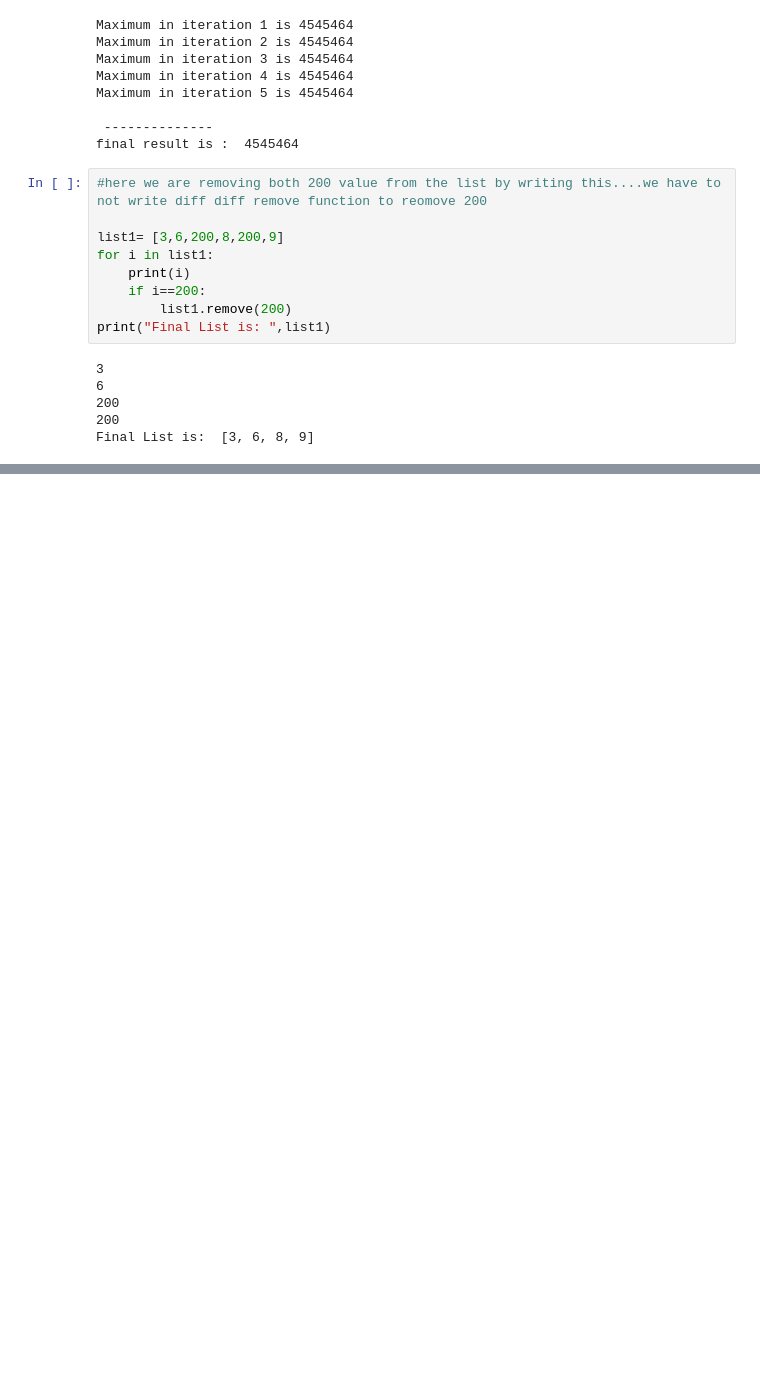
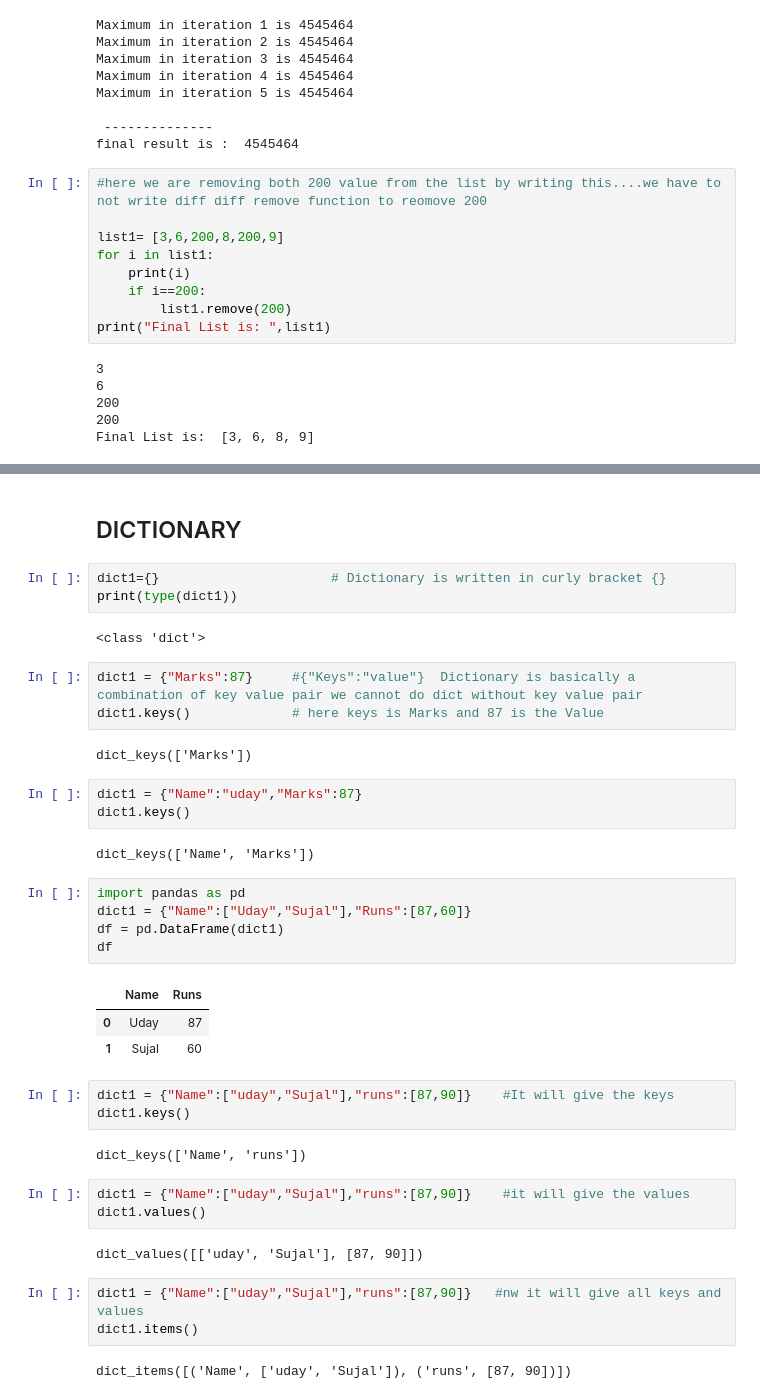
Before and after one commit to udaytdeshmukh767-dot/T388_PYTHON, a Jupyter notebook: T388_Python.ipynb, the cells around one changed output, grey strips where cells are left out. Drawn from its saved outputs; the diff is of its cells as text; blank space fills up the shorter version.

Commit message:
Clear,Tuple,Typecasting,Dictionary

```diff
--- a/T388_Python.ipynb
+++ b/T388_Python.ipynb
@@ -990,0 +1053,41 @@ Final List is:  [3, 6, 8, 9]
+# %% [markdown]
+## DICTIONARY
+# %%
+dict1={}                      # Dictionary is written in curly bracket {}
+print(type(dict1))
+# %% [output]
+<class 'dict'>
+# %%
+dict1 = {"Marks":87}     #{"Keys":"value"}  Dictionary is basically a combination of key value pair we cannot do dict without key value pair
+dict1.keys()             # here keys is Marks and 87 is the Value
+# %% [output]
+dict_keys(['Marks'])
+# %%
+dict1 = {"Name":"uday","Marks":87}
+dict1.keys()
+# %% [output]
+dict_keys(['Name', 'Marks'])
+# %%
+import pandas as pd
+dict1 = {"Name":["Uday","Sujal"],"Runs":[87,60]}
+df = pd.DataFrame(dict1)
+df
+# %% [output]
+|  | Name | Runs |
+| 0 | Uday | 87 |
+| 1 | Sujal | 60 |
+# %%
+dict1 = {"Name":["uday","Sujal"],"runs":[87,90]}    #It will give the keys
+dict1.keys()
+# %% [output]
+dict_keys(['Name', 'runs'])
+# %%
+dict1 = {"Name":["uday","Sujal"],"runs":[87,90]}    #it will give the values
+dict1.values()
+# %% [output]
+dict_values([['uday', 'Sujal'], [87, 90]])
+# %%
+dict1 = {"Name":["uday","Sujal"],"runs":[87,90]}   #nw it will give all keys and values
+dict1.items()
+# %% [output]
+dict_items([('Name', ['uday', 'Sujal']), ('runs', [87, 90])])
```
Also changed, not shown: parts of 12 cells of this notebook.
